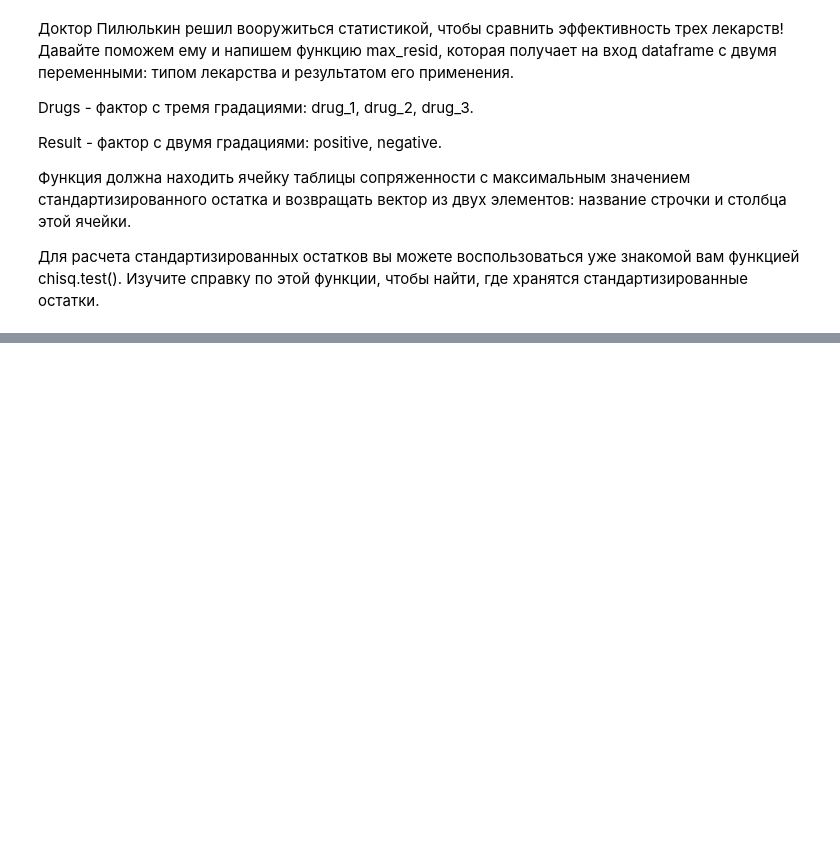
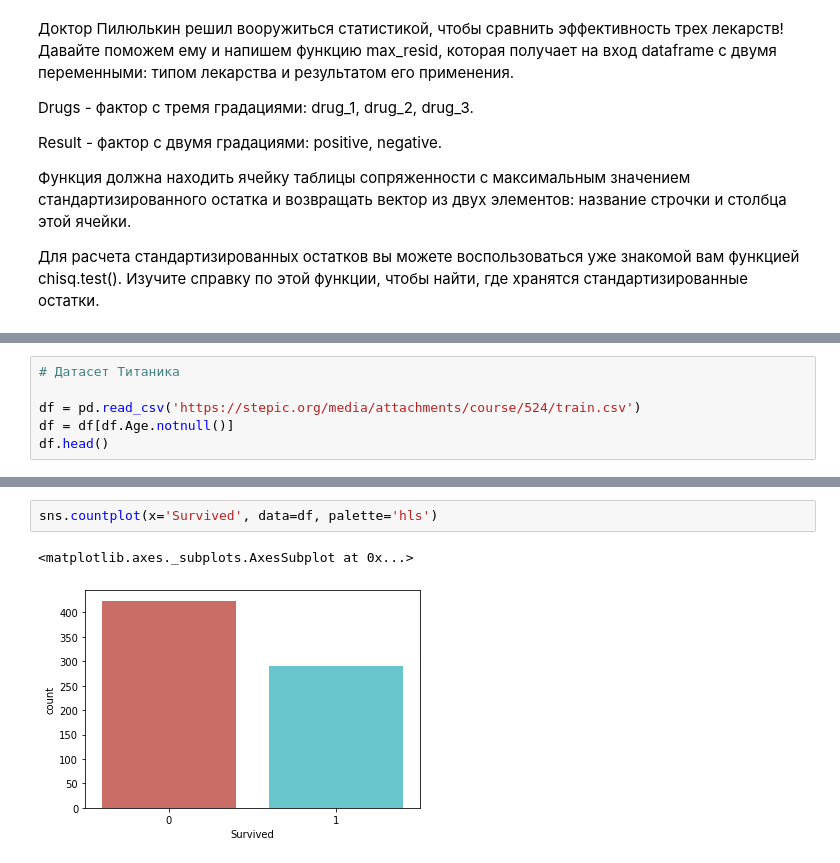
Before and after one commit to betelgeus/fundamentals_of_statistics_notes, a Jupyter notebook: Stepik_fundamentals_of_statistics_notes_Part_2.ipynb, the cells around one changed output, grey strips where cells are left out. Cells and saved outputs as stored; diff of their text form; blank space fills up the shorter version.

```diff
--- a/Stepik_fundamentals_of_statistics_notes_Part_2.ipynb
+++ b/Stepik_fundamentals_of_statistics_notes_Part_2.ipynb
@@ -662,0 +970,6 @@ Result - фактор с двумя градациями: positive, negative.
+# %%
+# Датасет Титаника
+
+df = pd.read_csv('https://stepic.org/media/attachments/course/524/train.csv')
+df = df[df.Age.notnull()]
+df.head()
@@ -662,0 +1013,5 @@ Result - фактор с двумя градациями: positive, negative.
+# %%
+sns.countplot(x='Survived', data=df, palette='hls')
+# %% [output]
+<matplotlib.axes._subplots.AxesSubplot at 0x...>
+[figure, added]
```
Also changed, not shown: parts of 94 cells of this notebook.
